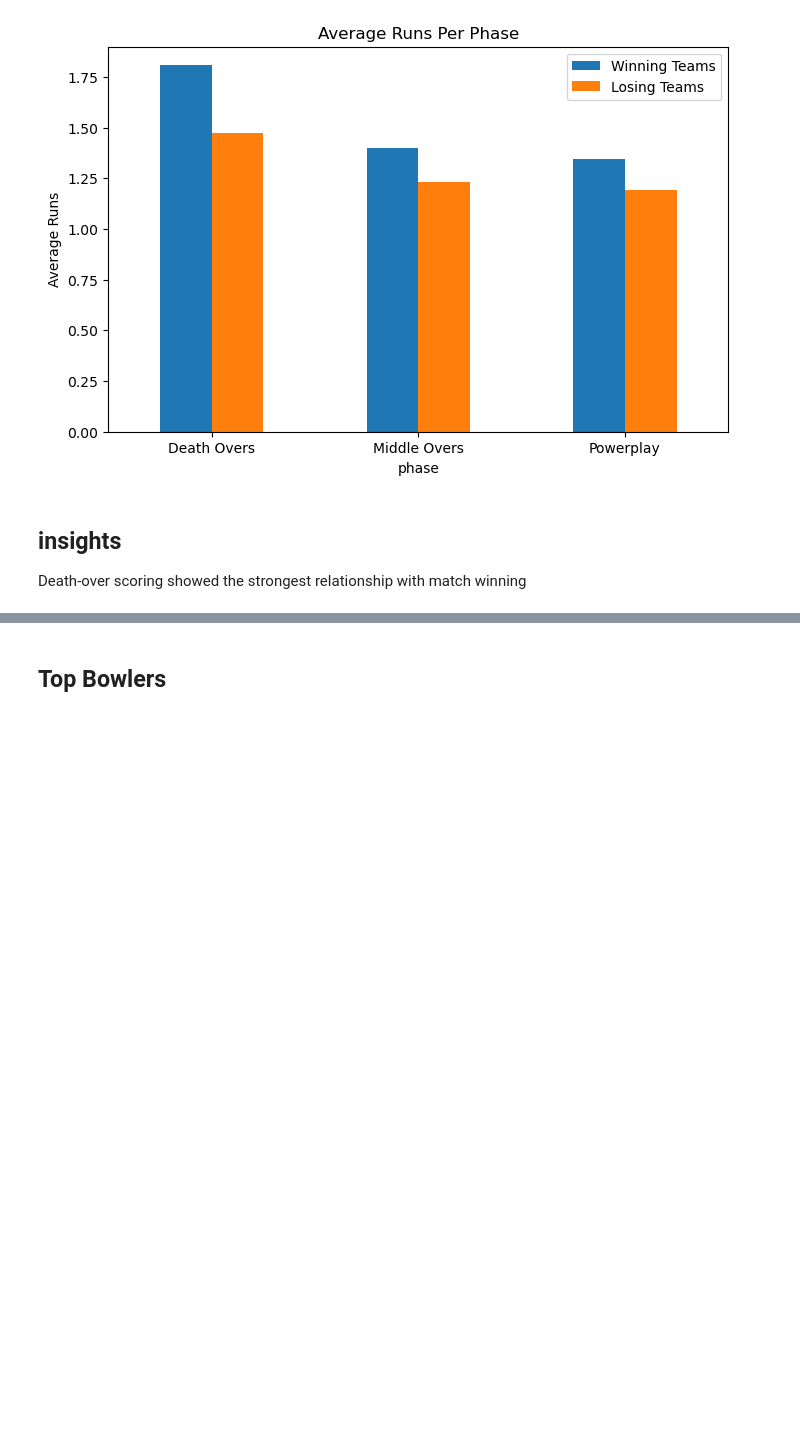
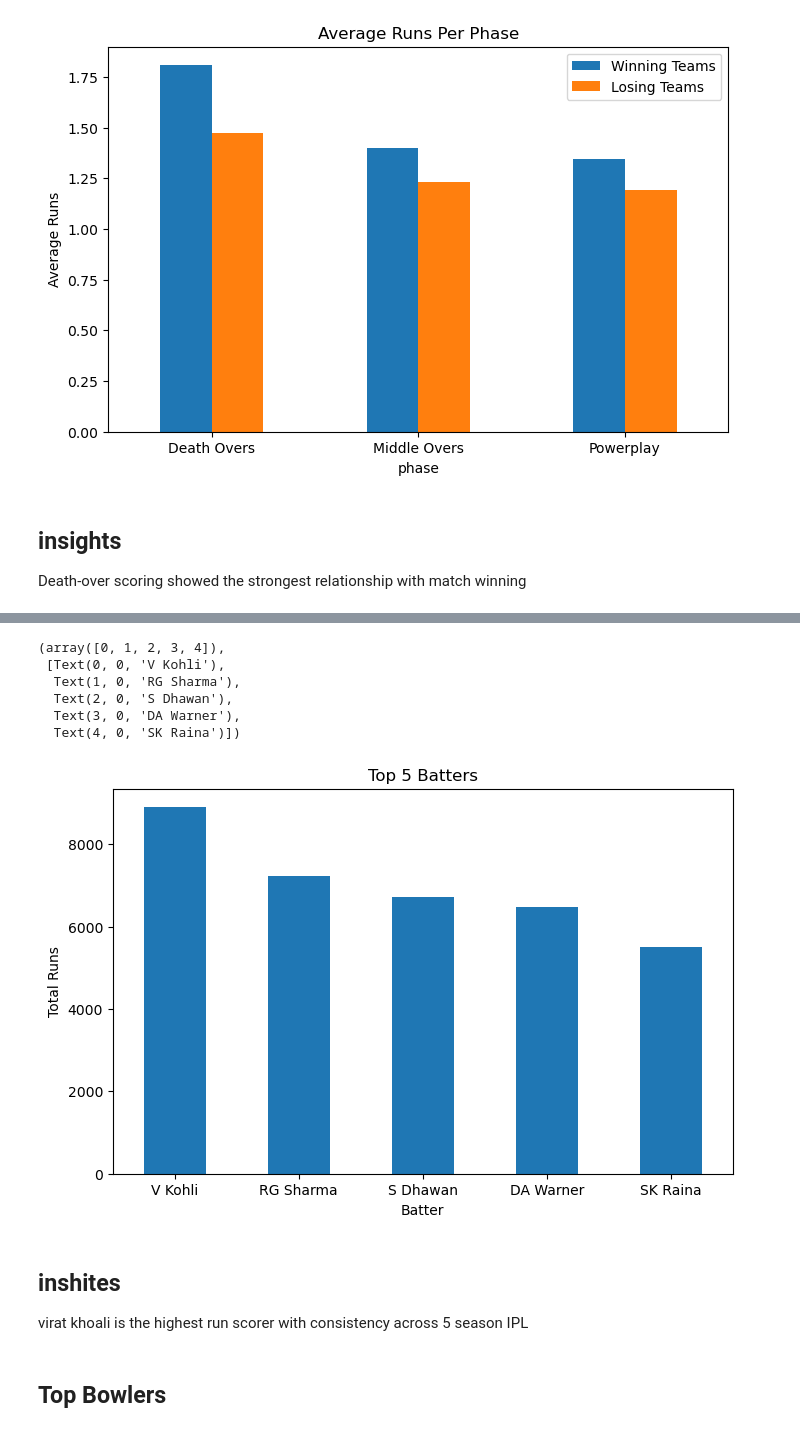
Before and after one commit to Abhash235/IPL-crunch-26, a Jupyter notebook: IPL_Analytics_Hackathon.ipynb, the cells around one changed output, grey strips where cells are left out. Saved outputs shown, nothing was run; the diff lists cells and outputs as text; code cells hidden in the pictures; blank space fills up the shorter version.

Commit message:
top 5 batter and top 5 bowler selected

```diff
--- a/IPL_Analytics_Hackathon.ipynb
+++ b/IPL_Analytics_Hackathon.ipynb
@@ -258,6 +258,8 @@ Death-over scoring showed the strongest relationship with match winning
 # %%
-Include:
-
-table
-chart
-insight
+top_batters = (
+    ipl_data
+    .groupby('batter')['runs_batter']
+    .sum()
+    .sort_values(ascending=False)
+    .head(5)
+)
@@ -264,3 +283,23 @@ insight
+# %%
+plt.figure(figsize=(8,5))
+
+top_batters.plot(kind='bar')
+
+plt.title("Top 5 Batters")
+plt.ylabel("Total Runs")
+plt.xlabel("Batter")
+plt.xticks(rotation=0)
+# %% [output]
+(array([0, 1, 2, 3, 4]),
+ [Text(0, 0, 'V Kohli'),
+  Text(1, 0, 'RG Sharma'),
+  Text(2, 0, 'S Dhawan'),
+  Text(3, 0, 'DA Warner'),
+  Text(4, 0, 'SK Raina')])
+[figure, added]
+# %% [markdown]
+## inshites
+virat khoali is the highest run scorer with consistency across 5 season IPL
 # %% [markdown]
 ## Top Bowlers
 # %%
```
Also changed, not shown: parts of 13 cells of this notebook.
